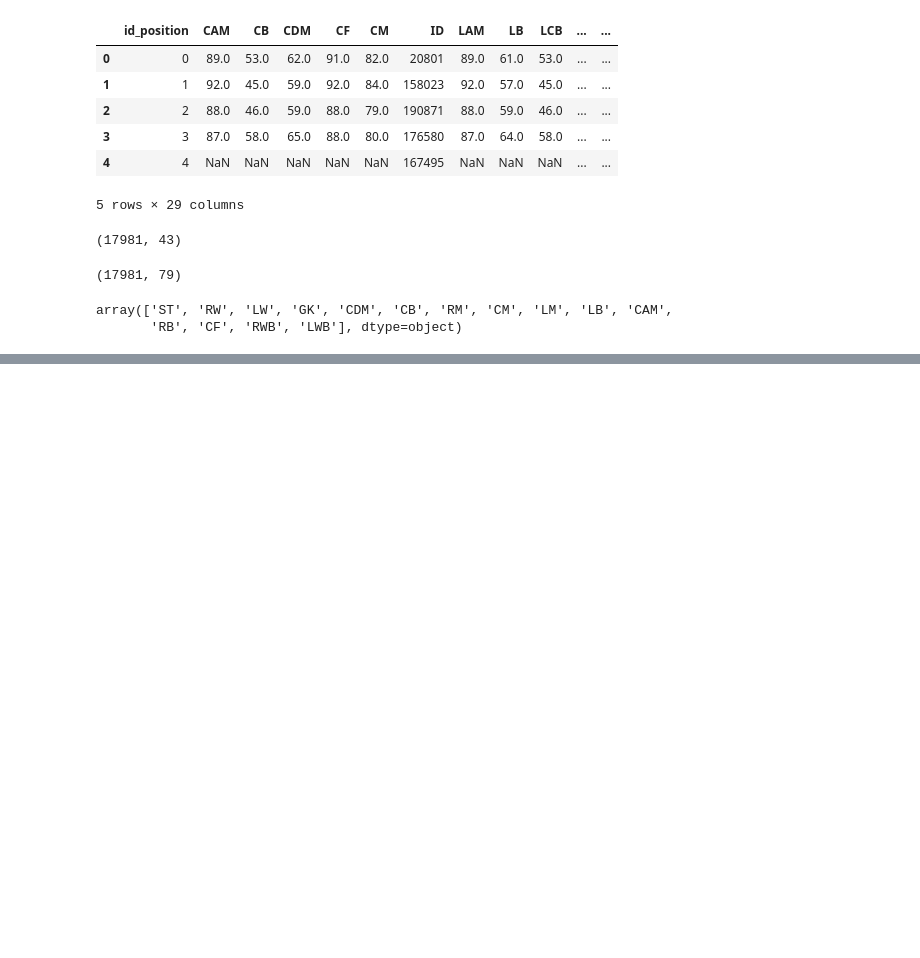
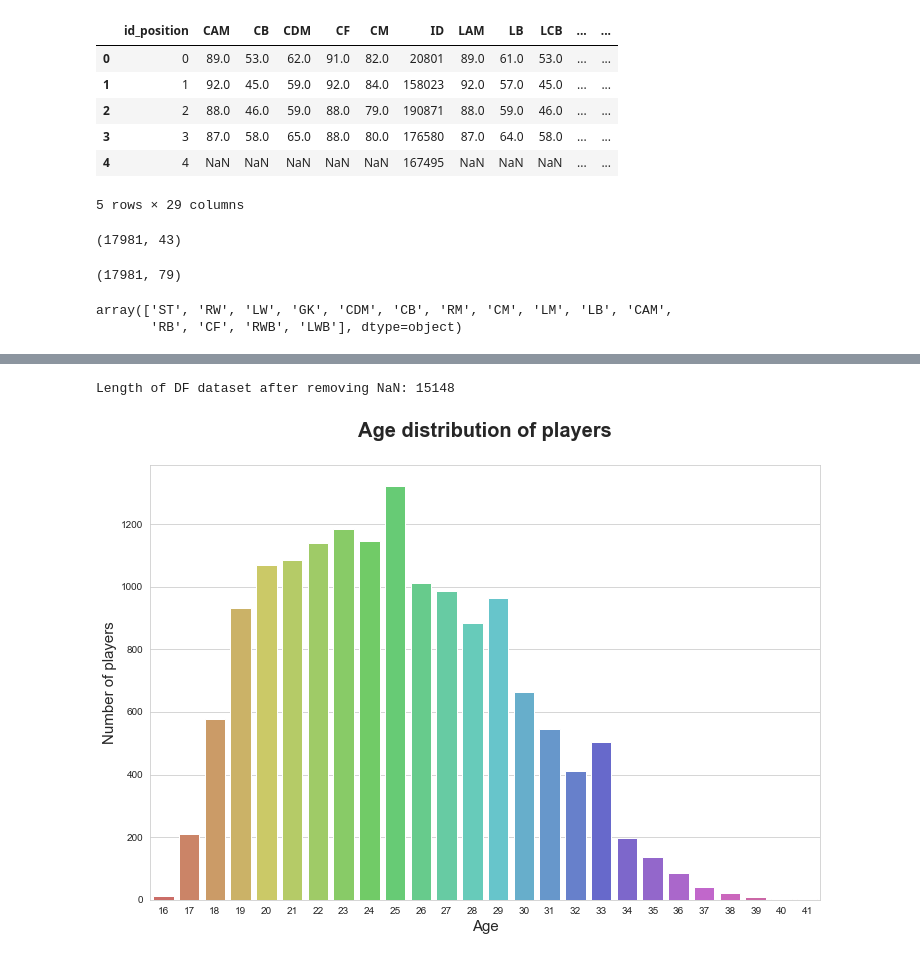
Before and after one commit to sthalder/fifa-player-wage-analysis, a Jupyter notebook: Fifa Wage Prediction Analysis.ipynb, the cells around one changed output, grey strips where cells are left out. Cells and saved outputs as stored; diff of their text form; code cells hidden in the pictures; blank space fills up the shorter version.

Commit message:
Cleaned the data followed by performing EDA on age, overall rating and wage variables

```diff
--- a/Fifa Wage Prediction Analysis.ipynb
+++ b/Fifa Wage Prediction Analysis.ipynb
@@ -132,0 +153,21 @@ fifa_at = fifa_ppa.loc[fifa_ppa['Playing Position'] == 'AT']
+# %%
+# Removing addtional columns and drop rows with NaN values
+fifa18 = fifa_ppa.drop(['ID_x', 'Photo', 'Flag', 'Club Logo', 'Special', 'id_position', 'ID_y', 'id_attribute', 'GK diving', 'GK handling', 'GK kicking',
+                        'GK positioning', 'GK reflexes', 'ID', 'Playing Position'], axis = 1)
+
+fifa18.dropna(inplace = True)
+fifa18.reset_index()
+print('Length of DF dataset after removing NaN:', len(fifa18))
+# %% [output]
+Length of DF dataset after removing NaN: 15148
+# %%
+# Distribution of age
+plt.figure(figsize = (12,8))
+sns.set_style('whitegrid')
+plt.title('Age distribution of players', fontsize = 20, fontweight = 'bold', y = 1.05,)
+sns.countplot(x = 'Age', data = fifa18, palette = 'hls');
+plt.xlabel('Age', fontsize = 15)
+plt.ylabel('Number of players', fontsize = 15)
+plt.show();
+# %% [output]
+[figure, added]
```
Also changed, not shown: parts of 9 cells of this notebook.
